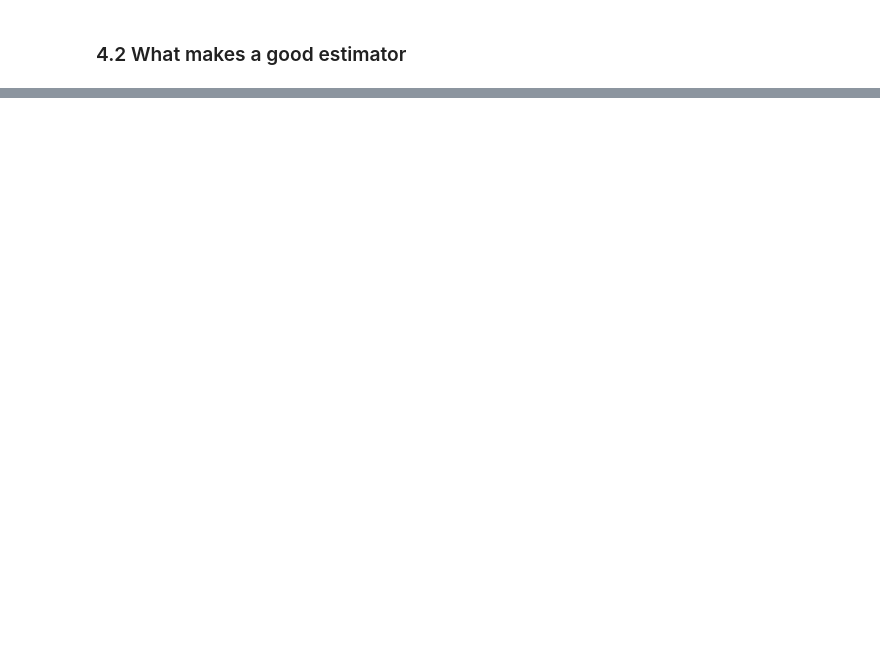
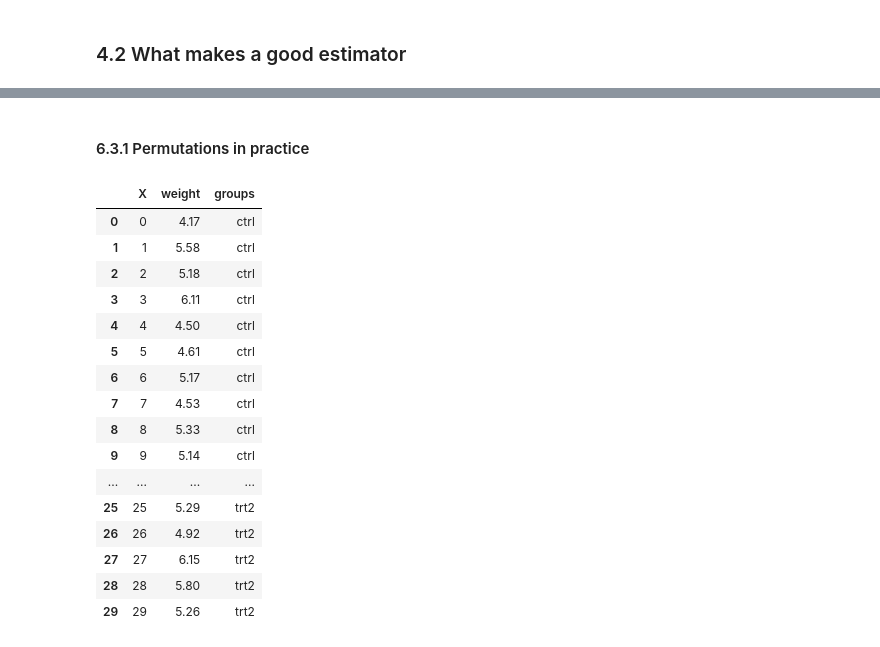
Before and after one commit to mikjf/statistics_and_experimental_design, a Jupyter notebook: basics_inferential_statistics.ipynb, the cells around one changed output, grey strips where cells are left out. Cells and saved outputs as stored; diff of their text form; code cells hidden in the pictures; blank space fills up the shorter version.

```diff
--- a/basics_inferential_statistics.ipynb
+++ b/basics_inferential_statistics.ipynb
@@ -164,0 +335,40 @@ and is usually denoted by $\hat{\theta}$ for a parameter $\theta$
+# %% [markdown]
+#### 6.3.1 Permutations in practice
+# %%
+# create a sample dataset for an experiment on plants
+
+import pandas as pd
+
+x = range(30)
+weight = [4.17, 5.58, 5.18, 6.11, 4.50, 4.61, 5.17, 4.53, 5.33,
+          5.14, 4.81, 4.17, 4.41, 3.59, 5.87, 3.83, 6.03, 4.89,
+          4.32, 4.69, 6.31, 5.12, 5.54, 5.50, 5.37, 5.29, 4.92,
+          6.15, 5.80, 5.26]
+
+groups = list(np.repeat(['ctrl'], 10)) + list(np.repeat(['trt1'], 10)) + list(np.repeat(['trt2'], 10))
+
+plant_growth = pd.DataFrame({
+    'X': x,
+    'weight': weight,
+    'groups': groups
+})
+
+plant_growth
+# %% [output]
+|  | X | weight | groups |
+| 0 | 0 | 4.17 | ctrl |
+| 1 | 1 | 5.58 | ctrl |
+| 2 | 2 | 5.18 | ctrl |
+| 3 | 3 | 6.11 | ctrl |
+| 4 | 4 | 4.50 | ctrl |
+| 5 | 5 | 4.61 | ctrl |
+| 6 | 6 | 5.17 | ctrl |
+| 7 | 7 | 4.53 | ctrl |
+| 8 | 8 | 5.33 | ctrl |
+| 9 | 9 | 5.14 | ctrl |
+| ... | ... | ... | ... |
+| 25 | 25 | 5.29 | trt2 |
+| 26 | 26 | 4.92 | trt2 |
+| 27 | 27 | 6.15 | trt2 |
+| 28 | 28 | 5.80 | trt2 |
+| 29 | 29 | 5.26 | trt2 |
```
Also changed, not shown: parts of 37 cells of this notebook.
